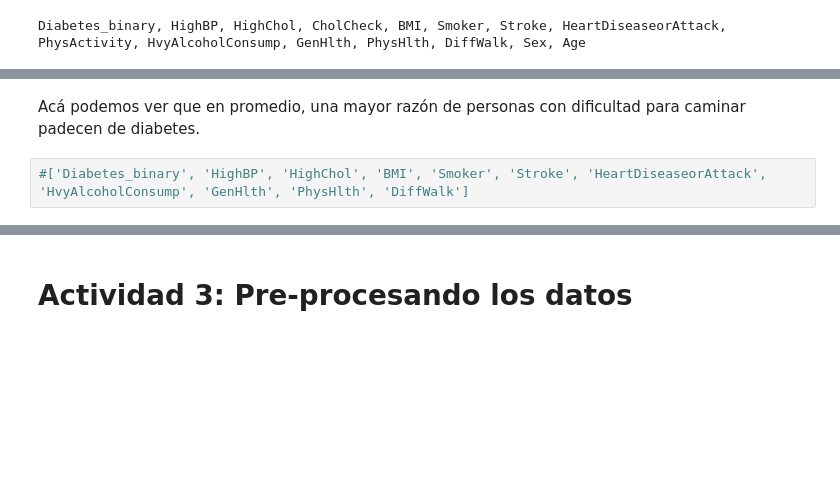
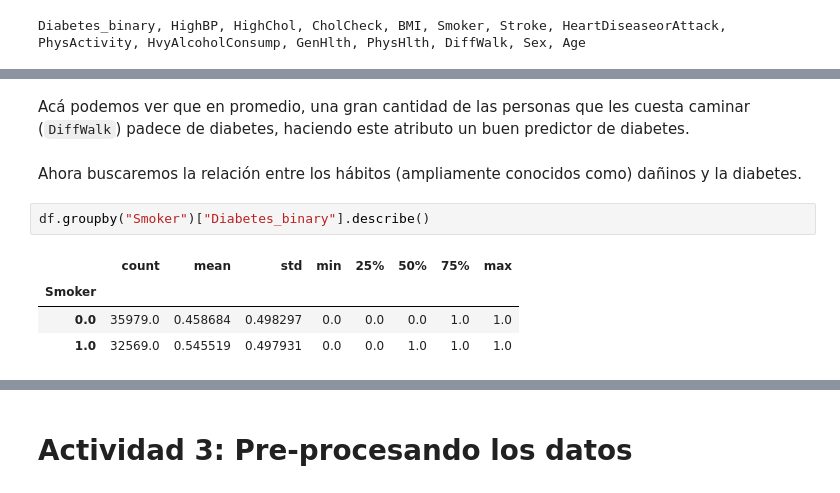
Before and after one commit to blanca-romero/tarea-3-ia, a Jupyter notebook: 01 - Árboles de Decisión/DCClinica.ipynb, the cells around one changed output, grey strips where cells are left out. Saved outputs shown, nothing was run; the diff lists cells and outputs as text; blank space fills up the shorter version.

```diff
--- a/01 - Árboles de Decisión/DCClinica.ipynb
+++ b/01 - Árboles de Decisión/DCClinica.ipynb
@@ -236,4 +251,11 @@ df.groupby("DiffWalk")["Diabetes_binary"].describe()
 # %% [markdown]
-Acá podemos ver que en promedio, una mayor razón de personas con dificultad para caminar padecen de diabetes.
+Acá podemos ver que en promedio, una gran cantidad de las personas que les cuesta caminar (``DiffWalk``) padece de diabetes, haciendo este atributo un buen predictor de diabetes.
-# %%
-#['Diabetes_binary', 'HighBP', 'HighChol', 'BMI', 'Smoker', 'Stroke', 'HeartDiseaseorAttack', 'HvyAlcoholConsump', 'GenHlth', 'PhysHlth', 'DiffWalk']
+# %% [markdown]
+Ahora buscaremos la relación entre los hábitos (ampliamente conocidos como) dañinos y la diabetes.
+# %%
+df.groupby("Smoker")["Diabetes_binary"].describe()
+# %% [output]
+|  | count | mean | std | min | 25% | 50% | 75% | max |
+| Smoker |  |  |  |  |  |  |  |  |
+| 0.0 | 35979.0 | 0.458684 | 0.498297 | 0.0 | 0.0 | 0.0 | 1.0 | 1.0 |
+| 1.0 | 32569.0 | 0.545519 | 0.497931 | 0.0 | 0.0 | 1.0 | 1.0 | 1.0 |
```
Also changed, not shown: parts of 25 cells of this notebook.
